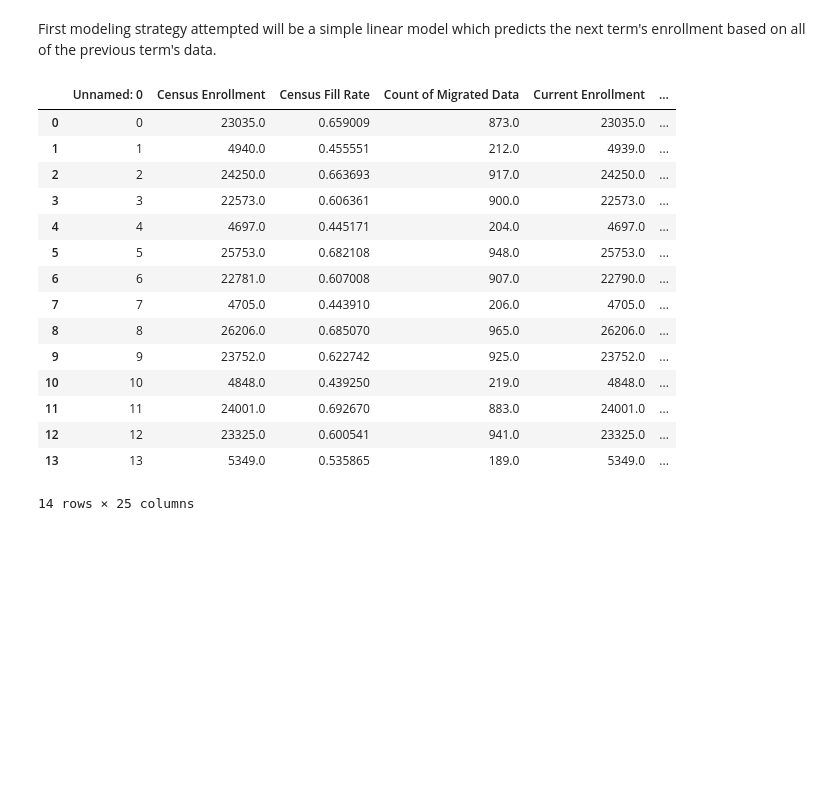
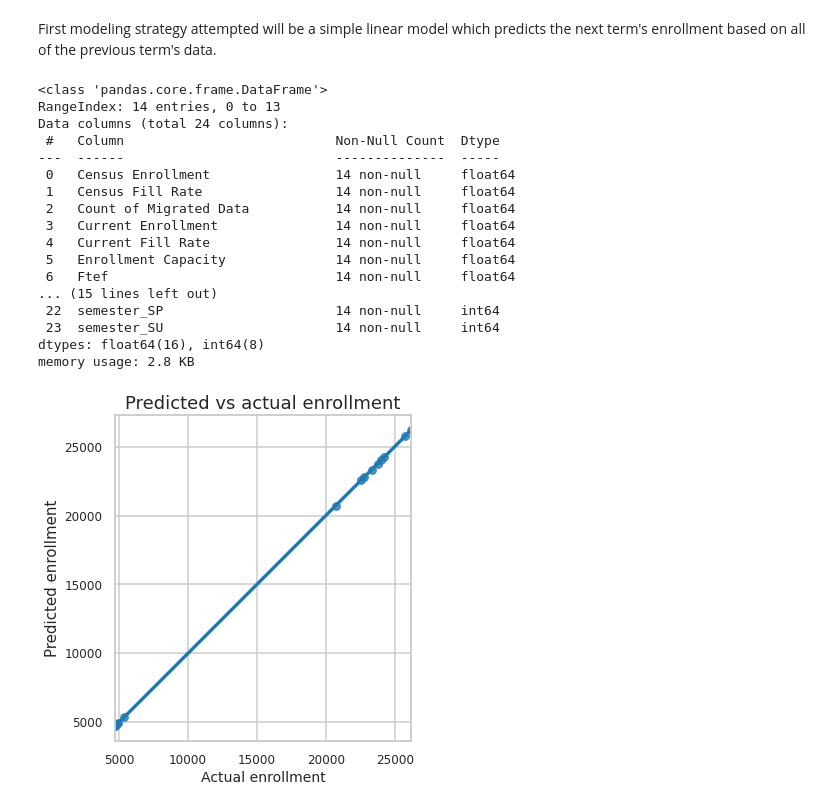
Before and after one commit to gperdrizet/LMC-enrollment-forecast, a Jupyter notebook: notebooks/linear_model.ipynb, the cells around one changed output. Drawn from its saved outputs; the diff is of its cells as text; code cells hidden in the pictures; blank space fills up the shorter version.

Commit message:
Finished single linear regression model and started bagging model

```diff
--- a/notebooks/linear_model.ipynb
+++ b/notebooks/linear_model.ipynb
@@ -1,8 +1,22 @@
 # %%
 import sys
+import numpy as np
+from numpy import mean
+from numpy import std
+
 import pandas as pd
+import seaborn as sns
+import matplotlib.pyplot as plt
+
+from matplotlib import rcParams
+from matplotlib.ticker import FormatStrFormatter
+sns.set_style("whitegrid")
+sns.set_context("talk")
 
 from sklearn.linear_model import LinearRegression
+from sklearn.ensemble import BaggingRegressor
+from sklearn.model_selection import cross_val_score
+from sklearn.model_selection import RepeatedKFold
 
 # Add parent directory to path to allow import of config.py
 sys.path.append("..")
@@ -12,21 +26,50 @@ import config as conf
 First modeling strategy attempted will be a simple linear model which predicts the next term's enrollment based on all of the previous term's data.
 # %%
 data = pd.read_csv(f'{conf.DATA_PATH}{conf.FORMATTED_DATAFILE}')
-data
+
+# Seperate independent & dependent variables
+X = data.drop('Next Semester Census Enrollment', axis=1)
+y = data['Next Semester Census Enrollment']
+
+data.info()
 # %% [output]
-|  | Unnamed: 0 | Census Enrollment | Census Fill Rate | Count of Migrated Data | Current Enrollment | ... |
-| 0 | 0 | 23035.0 | 0.659009 | 873.0 | 23035.0 | ... |
-| 1 | 1 | 4940.0 | 0.455551 | 212.0 | 4939.0 | ... |
-| 2 | 2 | 24250.0 | 0.663693 | 917.0 | 24250.0 | ... |
-| 3 | 3 | 22573.0 | 0.606361 | 900.0 | 22573.0 | ... |
-| 4 | 4 | 4697.0 | 0.445171 | 204.0 | 4697.0 | ... |
-| 5 | 5 | 25753.0 | 0.682108 | 948.0 | 25753.0 | ... |
-| 6 | 6 | 22781.0 | 0.607008 | 907.0 | 22790.0 | ... |
-| 7 | 7 | 4705.0 | 0.443910 | 206.0 | 4705.0 | ... |
-| 8 | 8 | 26206.0 | 0.685070 | 965.0 | 26206.0 | ... |
-| 9 | 9 | 23752.0 | 0.622742 | 925.0 | 23752.0 | ... |
-| 10 | 10 | 4848.0 | 0.439250 | 219.0 | 4848.0 | ... |
-| 11 | 11 | 24001.0 | 0.692670 | 883.0 | 24001.0 | ... |
-| 12 | 12 | 23325.0 | 0.600541 | 941.0 | 23325.0 | ... |
-| 13 | 13 | 5349.0 | 0.535865 | 189.0 | 5349.0 | ... |
-14 rows × 25 columns
+<class 'pandas.core.frame.DataFrame'>
+RangeIndex: 14 entries, 0 to 13
+Data columns (total 24 columns):
+ #   Column                           Non-Null Count  Dtype
+---  ------                           --------------  -----
+ 0   Census Enrollment                14 non-null     float64
+ 1   Census Fill Rate                 14 non-null     float64
+ 2   Count of Migrated Data           14 non-null     float64
+ 3   Current Enrollment               14 non-null     float64
+ 4   Current Fill Rate                14 non-null     float64
+ 5   Enrollment Capacity              14 non-null     float64
+ 6   Ftef                             14 non-null     float64
+... (15 lines left out)
+ 22  semester_SP                      14 non-null     int64
+ 23  semester_SU                      14 non-null     int64
+dtypes: float64(16), int64(8)
+memory usage: 2.8 KB
+# %%
+# Create and fit a LinearRegression object
+lm = LinearRegression()
+linear_model = lm.fit(X, y)
+
+# Predict enrollment
+predicted_enrollment = lm.predict(X)
+
+# Grab actual enrollment numbers to compare with
+actual_enrollment = y
+
+# Plot actual enrollment vs predicted enrollment
+rcParams['figure.figsize'] = 6,6
+
+ax = sns.regplot(y=predicted_enrollment, x=actual_enrollment, fit_reg=True, scatter_kws={'s':60})
+ax.tick_params(labelsize=12)
+ax.set_title('Predicted vs actual enrollment', fontsize=18)
+ax.set_xlabel('Actual enrollment', fontsize=14)
+ax.set_ylabel('Predicted enrollment', fontsize=15)
+ax.set_aspect('equal', 'box')
+ax.yaxis.set_major_formatter(FormatStrFormatter('%.0f'))
+# %% [output]
+[figure, added]
```
Also changed, not shown: parts of 5 cells of this notebook.
